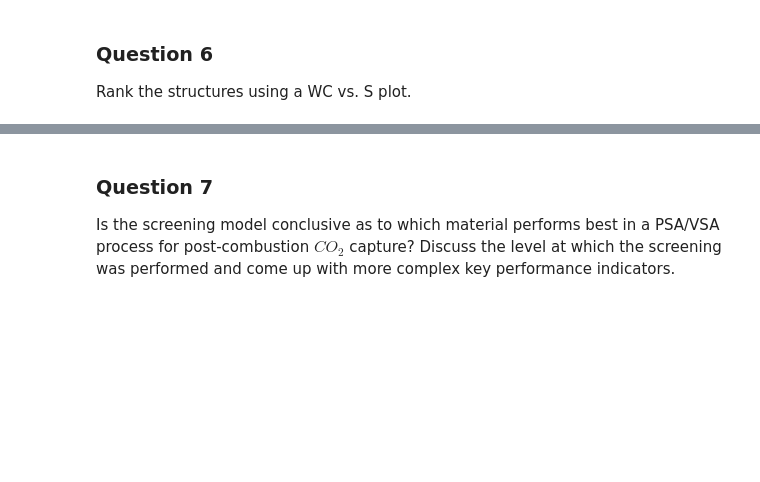
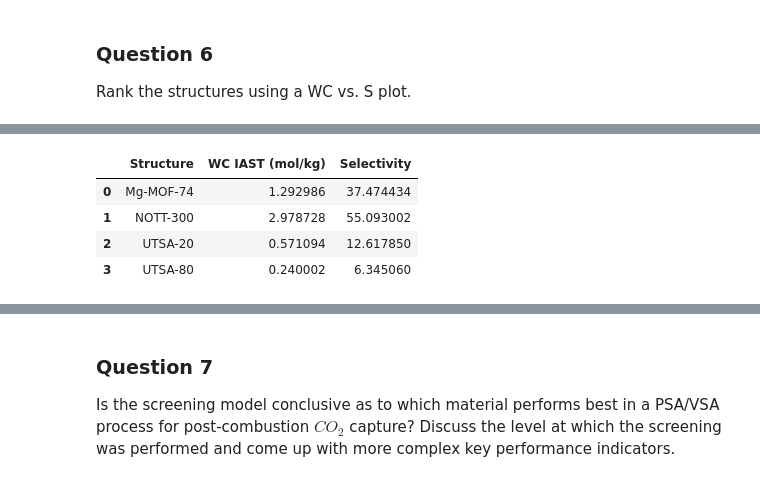
Before and after one commit to taistt/modeling-lab, a Jupyter notebook: GroupL_Block2_project.ipynb, the cells around one changed output, grey strips where cells are left out. Drawn from its saved outputs; the diff is of its cells as text; code cells hidden in the pictures; blank space fills up the shorter version.

```diff
--- a/GroupL_Block2_project.ipynb
+++ b/GroupL_Block2_project.ipynb
@@ -317,0 +315,17 @@ Rank the structures using a WC vs. S plot.
+# %%
+ranking = (
+    wc_iast[["Structure", "WC IAST (mol/kg)"]]
+    .merge(
+        selectivity_df[["Structure", "Selectivity"]],
+        on="Structure"
+    )
+    .dropna()
+)
+
+ranking
+# %% [output]
+|  | Structure | WC IAST (mol/kg) | Selectivity |
+| 0 | Mg-MOF-74 | 1.292986 | 37.474434 |
+| 1 | NOTT-300 | 2.978728 | 55.093002 |
+| 2 | UTSA-20 | 0.571094 | 12.617850 |
+| 3 | UTSA-80 | 0.240002 | 6.345060 |
```
Also changed, not shown: parts of 8 cells of this notebook.
